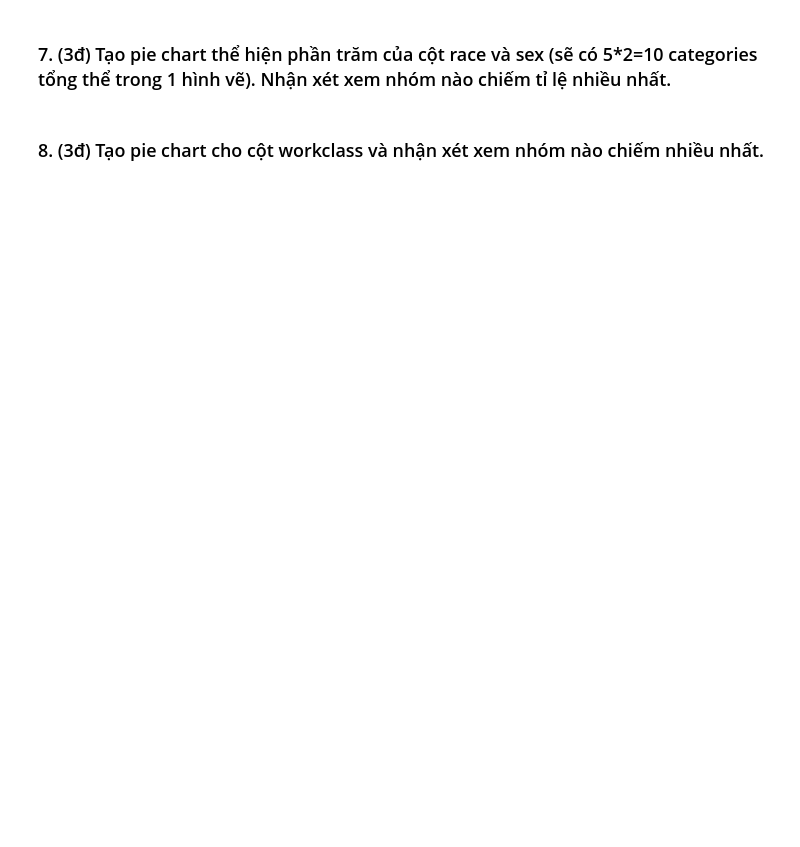
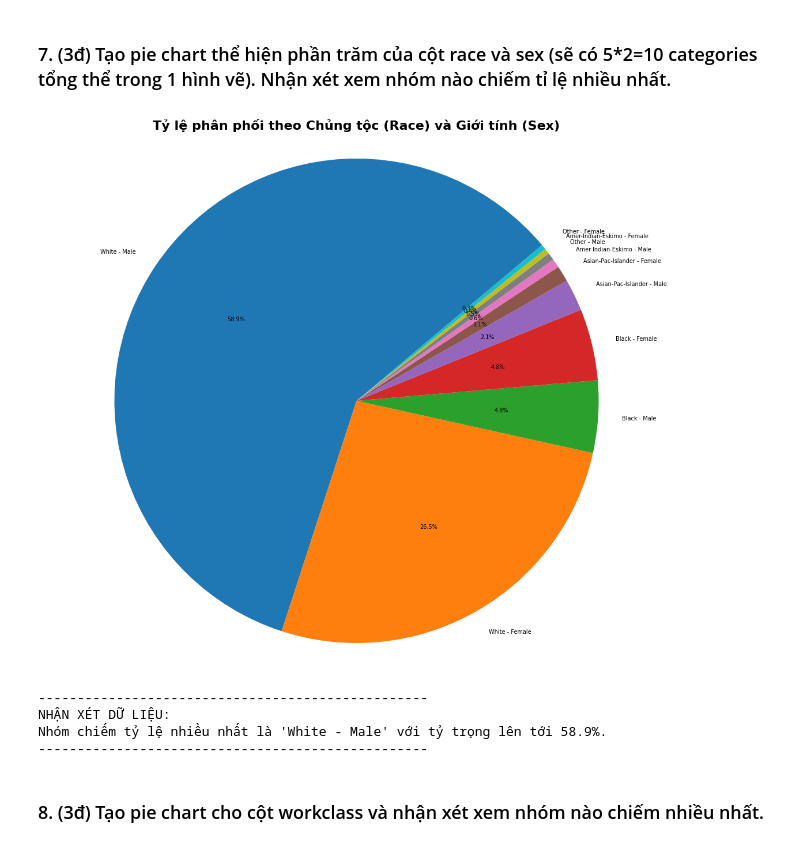
Before and after one commit to dav449/test_, a Jupyter notebook: adult.ipynb, the cells around one changed output. Drawn from its saved outputs; the diff is of its cells as text; code cells hidden in the pictures; blank space fills up the shorter version.

```diff
--- a/adult.ipynb
+++ b/adult.ipynb
@@ -149,2 +178,41 @@ Số lượng unique: 2
+# %%
+import matplotlib.pyplot as plt
+
+df['race_sex_combined'] = df['race'].astype(str) + ' - ' + df['sex'].astype(str)
+
+combined_counts = df['race_sex_combined'].value_counts(normalize=True) * 100
+
+top_group_name = combined_counts.idxmax()
+top_group_percentage = combined_counts.max()
+
+plt.figure(figsize=(14, 12))
+
+
+explode_array = [0.1 if i == 0 else 0 for i in range(len(combined_counts))]
+
+plt.pie(
+    combined_counts,
+    labels=combined_counts.index,
+    autopct='%1.1f%%',
+    startangle=40,
+    textprops={'fontsize': 7}
+)
+
+plt.title('Tỷ lệ phân phối theo Chủng tộc (Race) và Giới tính (Sex)', fontsize=16, fontweight='bold')
+plt.axis('equal')
+
+
+plt.show()
+
+print("-" * 50)
+print(f"NHẬN XÉT DỮ LIỆU:")
+print(f"Nhóm chiếm tỷ lệ nhiều nhất là '{top_group_name}' với tỷ trọng lên tới {top_group_percentage:.1f}%.")
+print("-" * 50)
+# %% [output]
+[figure, added]
+--------------------------------------------------
+NHẬN XÉT DỮ LIỆU:
+Nhóm chiếm tỷ lệ nhiều nhất là 'White - Male' với tỷ trọng lên tới 58.9%.
+--------------------------------------------------
 # %% [markdown]
 ### 8. (3đ) Tạo pie chart cho cột workclass và nhận xét xem nhóm nào chiếm nhiều nhất.
```
Also changed, not shown: parts of 37 cells of this notebook.
